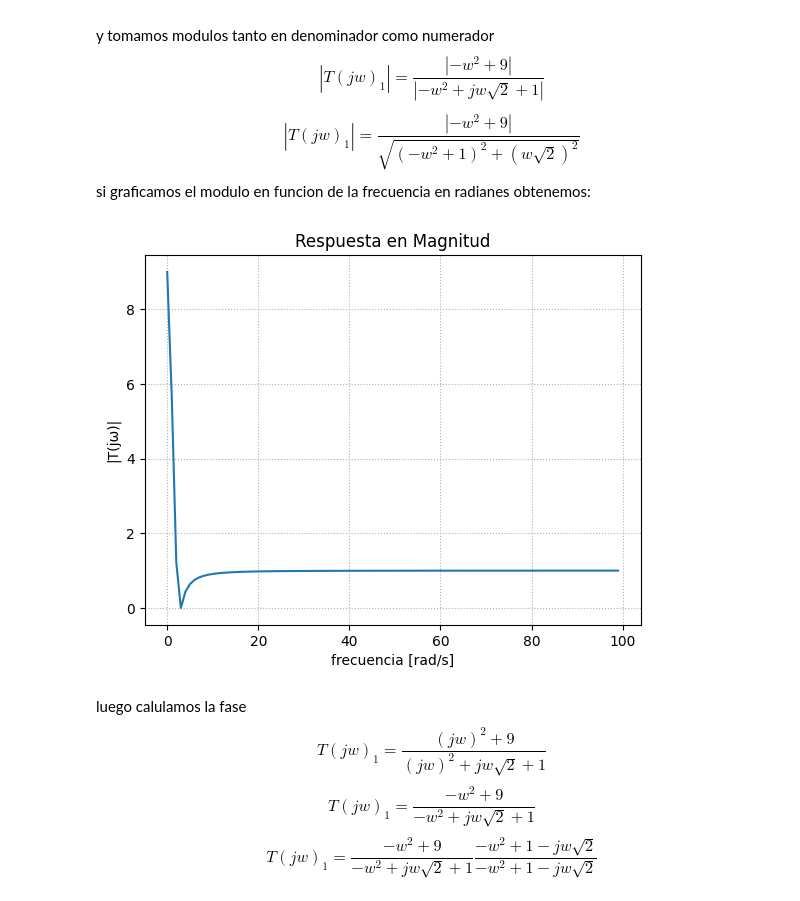
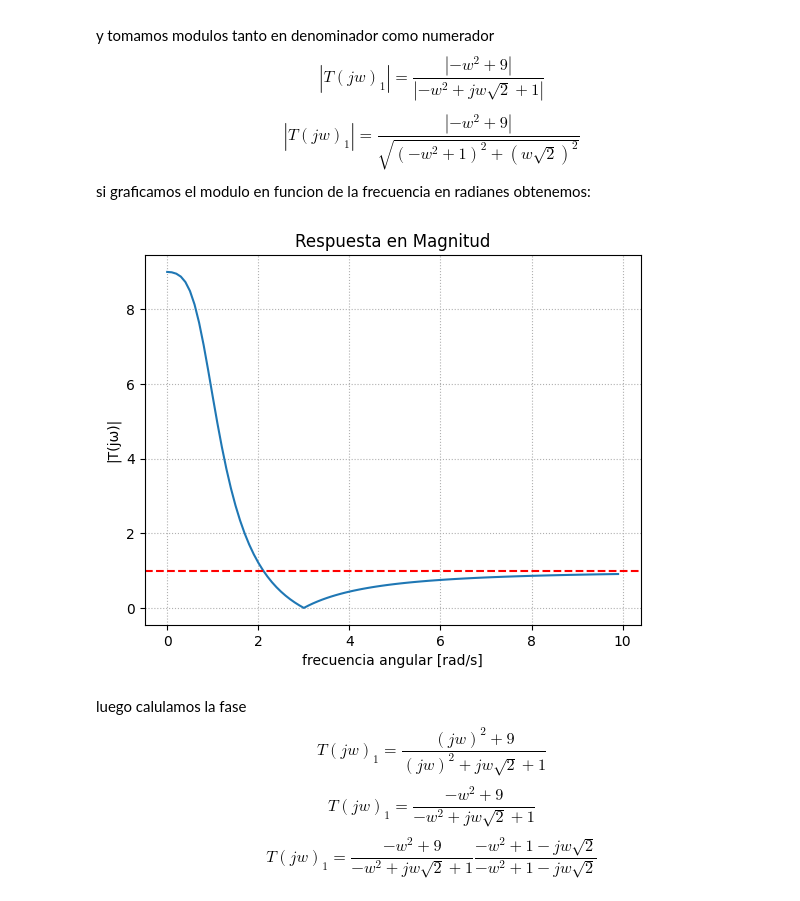
Before and after one commit to Subpion/AyPdS, a Jupyter notebook: Ts6/TS6.ipynb, the cells around one changed output. Drawn from its saved outputs; the diff is of its cells as text; code cells hidden in the pictures.

```diff
--- a/Ts6/TS6.ipynb
+++ b/Ts6/TS6.ipynb
@@ -166,16 +168,17 @@ y tomamos modulos tanto en denominador como numerador
 \end{equation}
 si graficamos el modulo en funcion de la frecuencia en radianes obtenemos:
 # %%
-w=np.arange(0,100,1)
+w=np.arange(0,10,0.1)
 t_1=((-w**2)+9)/(-w**2+np.sqrt(2)*w*(1j)+1)
 plt.plot(w, np.abs(t_1))
 plt.title('Respuesta en Magnitud')
 plt.xlabel('frecuencia angular [rad/s]')
 plt.ylabel('|T(jω)|')
+plt.axhline(1,linestyle="--",color="r")
 plt.grid(True, which='both', ls=':')
 plt.show()
 # %% [output]
-[figure, old version]
+[figure, new version]
 # %% [markdown]
 luego calulamos la fase
 \begin{equation}
```
Also changed, not shown: parts of 7 cells of this notebook.
